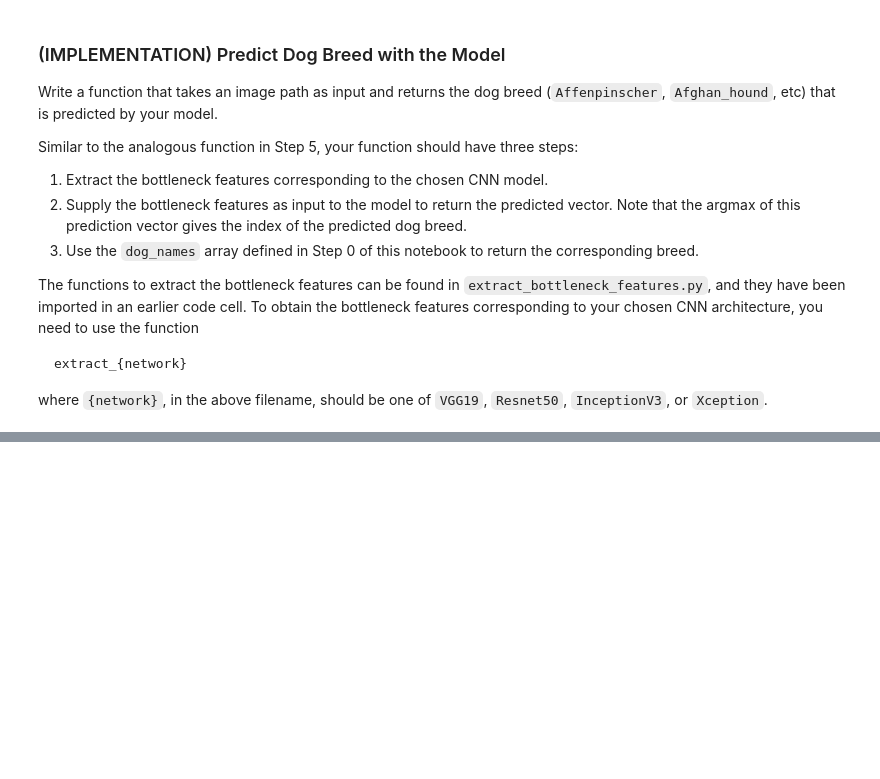
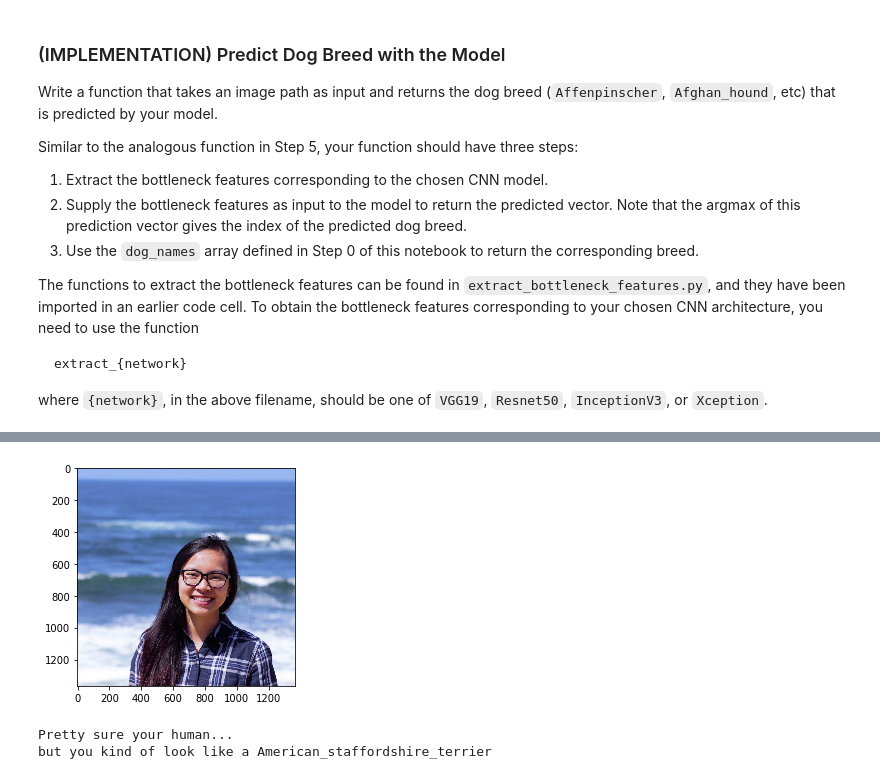
Before and after one commit to timothyta12/dog-project, a Jupyter notebook: dog_app.ipynb, the cells around one changed output, grey strips where cells are left out. Cells and saved outputs as stored; diff of their text form; code cells hidden in the pictures; blank space fills up the shorter version.

```diff
--- a/dog_app.ipynb
+++ b/dog_app.ipynb
@@ -686,0 +793,6 @@ __Answer:__
+# %%
+display_classify("test_images/shayla.jpg")
+# %% [output]
+[figure, added]
+Pretty sure your human...
+but you kind of look like a American_staffordshire_terrier
```
Also changed, not shown: parts of 31 cells of this notebook.
